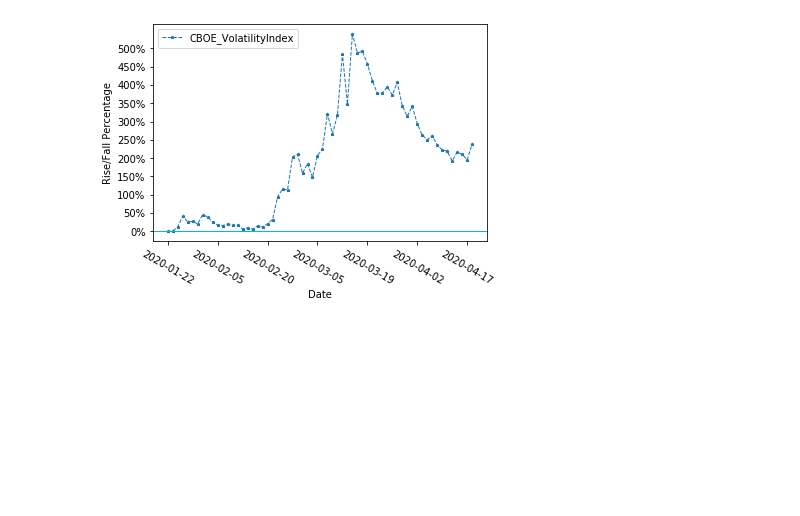
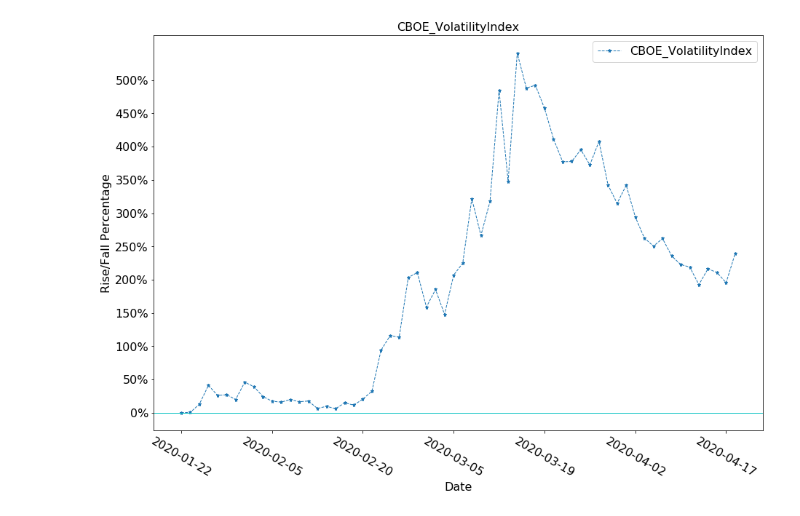
Before and after one commit to HyperTars/Big-Data-Project, a Jupyter notebook: src/time-series-analysis.ipynb, the cells around one changed output. Saved outputs shown, nothing was run; the diff lists cells and outputs as text; code cells hidden in the pictures; blank space fills up the shorter version.

```diff
--- a/src/time-series-analysis.ipynb
+++ b/src/time-series-analysis.ipynb
@@ -127,42 +129,48 @@ PlotImage(funds_dir, date)
 # %%
 # CBOE
+
 file = "../clean_data/market/Index/CBOE_VolatilityIndex.csv"
 label = 'CBOE_VolatilityIndex'
+
+fontsize = {'size': 16}
+
+plt.figure(figsize=(15, 10))
+plt.title(label, fontsize)
 
 indicatorData = pd.read_csv(file)
 indicatorData["Date"] = pd.to_datetime(indicatorData["Date"], format = "%Y-%m-%d")
 indicatorData.sort_values('Date', inplace=True, ascending=True)
 
 # Only keep data within the range of the covid data
 indicatorData = indicatorData[(indicatorData["Date"] >= date[0]) & (indicatorData["Date"] <= date[-1])]
 indicatorData = indicatorData[["Date", "Close/Last"]]
 
 indicatorDate = indicatorData["Date"].tolist()
 indicatorDate = [str(each) for each in indicatorDate]
 indicatorDate = [each[:10] for each in indicatorDate]
 
 indicatorValue = indicatorData["Close/Last"].values
 base = indicatorValue[0]
 new_indicatorValue = []
 for each in indicatorValue:
     if each / base < 1:
         new_indicatorValue.append(-100.0 * (1 - each / base))
     else:
         new_indicatorValue.append(100.0 * (each / base - 1))
 
-plt.plot(indicatorDate, new_indicatorValue, label=label, linewidth = 1, linestyle = "--", marker = '*', markersize = 3)
-plt.xticks(indicatorDate[::10], rotation = -30)
-plt.yticks([0, 50, 100, 150, 200, 250, 300, 350, 400, 450, 500], ['0%', '50%', '100%', '150%', '200%', '250%', '300%', '350%', '400%', '450%', '500%'])
-plt.legend()
+plt.plot(indicatorDate, new_indicatorValue, label=label, linewidth = 1, linestyle = "--", marker = '*', markersize = 5)
+plt.xticks(indicatorDate[::10], fontsize = 16, rotation = -30)
+plt.yticks([0, 50, 100, 150, 200, 250, 300, 350, 400, 450, 500], ['0%', '50%', '100%', '150%', '200%', '250%', '300%', '350%', '400%', '450%', '500%'], fontsize = 16)
+plt.legend(prop = fontsize)
 plt.axhline(y = 0, color='c', linestyle='-', linewidth = 1)
-plt.xlabel('Date')
-plt.ylabel('Rise/Fall Percentage')
+plt.xlabel('Date', fontsize)
+plt.ylabel('Rise/Fall Percentage', fontsize)
 
 file = file.replace("/", "_")
 picName = "../result/time-series/" + label + ".png"
 plt.savefig(picName)
 # %% [output]
-[figure, old version]
+[figure, new version]
 # %%
 # crude oil
 
```
Also changed, not shown: parts of 12 cells of this notebook, 12 other files.
